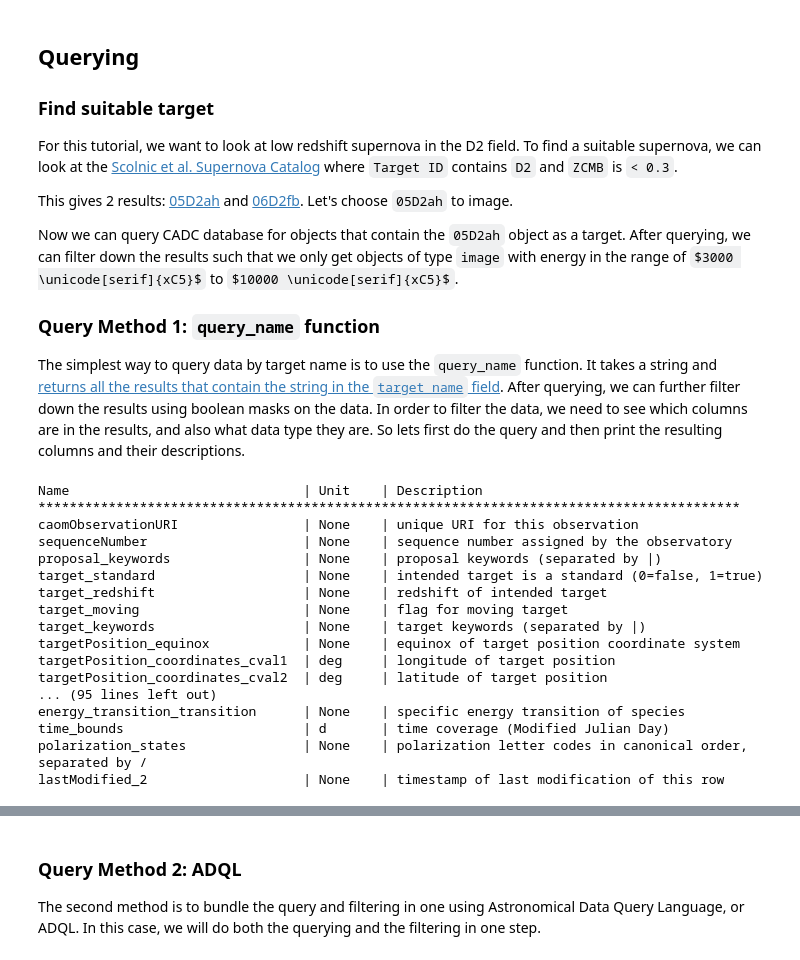
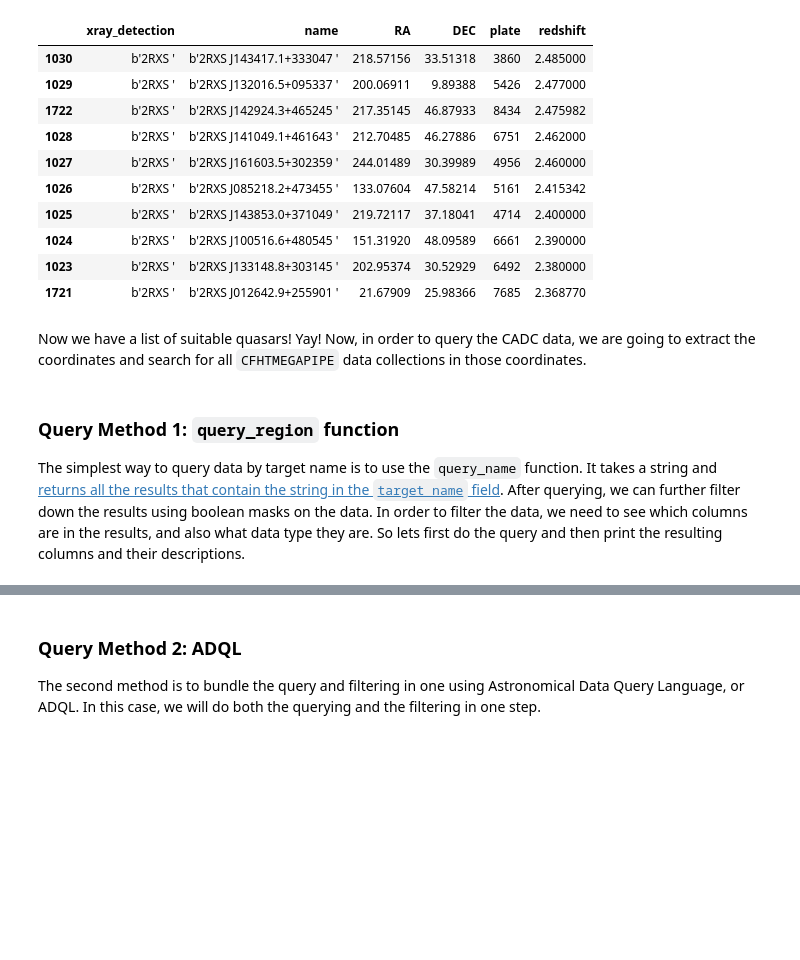
Before and after one commit to ellieb/astroquery_tutorial, a Jupyter notebook: astroquery_example_quasars.ipynb, the cells around one changed output, grey strips where cells are left out. Saved outputs shown, nothing was run; the diff lists cells and outputs as text; code cells hidden in the pictures; some formulas as TeX source; blank space fills up the shorter version.

Commit message:
Updating tutorials

```diff
--- a/astroquery_example_quasars.ipynb
+++ b/astroquery_example_quasars.ipynb
@@ -45,0 +60,29 @@ cadc = Cadc()
+# %%
+# Need to get the fits 1st exetention, file (stream), then do our query
+from astropy.table import Table
+
+#fname = 'data/spiders_quasar_bhmass-DR14.fits' # If url takes too long
+url = 'https://data.sdss.org/sas/dr14/eboss/spiders/analysis/spiders_quasar_bhmass-DR14.fits'
+important_cols = ['xray_detection', 'name', 'RA', 'DEC', 'plate', 'redshift']
+
+# Grab the data from the url and convert to a pandas dataframe
+qso_table = Table.read(url, format='fits')
+qso_data = qso_table.to_pandas()
+
+# Filter and sort the data on redshift value
+high_redshift_qso_data = qso_data[qso_data['redshift']  > 2.0].sort_values(by=['redshift'], ascending=False)
+high_redshift_qso_data[important_cols][0:10]
+# %% [output]
+|  | xray_detection | name | RA | DEC | plate | redshift |
+| 1030 | b'2RXS ' | b'2RXS J143417.1+333047 ' | 218.57156 | 33.51318 | 3860 | 2.485000 |
+| 1029 | b'2RXS ' | b'2RXS J132016.5+095337 ' | 200.06911 | 9.89388 | 5426 | 2.477000 |
+| 1722 | b'2RXS ' | b'2RXS J142924.3+465245 ' | 217.35145 | 46.87933 | 8434 | 2.475982 |
+| 1028 | b'2RXS ' | b'2RXS J141049.1+461643 ' | 212.70485 | 46.27886 | 6751 | 2.462000 |
+| 1027 | b'2RXS ' | b'2RXS J161603.5+302359 ' | 244.01489 | 30.39989 | 4956 | 2.460000 |
+| 1026 | b'2RXS ' | b'2RXS J085218.2+473455 ' | 133.07604 | 47.58214 | 5161 | 2.415342 |
+| 1025 | b'2RXS ' | b'2RXS J143853.0+371049 ' | 219.72117 | 37.18041 | 4714 | 2.400000 |
+| 1024 | b'2RXS ' | b'2RXS J100516.6+480545 ' | 151.31920 | 48.09589 | 6661 | 2.390000 |
+| 1023 | b'2RXS ' | b'2RXS J133148.8+303145 ' | 202.95374 | 30.52929 | 6492 | 2.380000 |
+| 1721 | b'2RXS ' | b'2RXS J012642.9+255901 ' | 21.67909 | 25.98366 | 7685 | 2.368770 |
+# %% [markdown]
+Now we have a list of suitable quasars! Yay! Now, in order to query the CADC data, we are going to extract the coordinates and search for all `CFHTMEGAPIPE` data collections in those coordinates.
@@ -46,44 +99,3 @@ cadc = Cadc()
 # %% [markdown]
-## Querying
-
-### Find suitable target
-For this tutorial, we want to look at low redshift supernova in the D2 field. To find a suitable supernova, we can look at the [Scolnic et al. Supernova Catalog](https://archive.stsci.edu/prepds/ps1cosmo/scolnic_datatable.html) where `Target ID` contains `D2` and `ZCMB` is `< 0.3`.
-
-This gives 2 results: [05D2ah](http://simbad.u-strasbg.fr/simbad/sim-basic?Ident=snls05D2ah&submit=SIMBAD+search) and [06D2fb](http://simbad.u-strasbg.fr/simbad/sim-basic?Ident=snls06D2fb&submit=SIMBAD+search). Let's choose `05D2ah` to image.
-
-Now we can query CADC database for objects that contain the `05D2ah` object as a target. After querying, we can filter down the results such that we only get objects of type `image` with energy in the range of $3000 \unicode[serif]{xC5}$ to $10000 \unicode[serif]{xC5}$.
-
-### Query Method 1: `query_name` function
+### Query Method 1: `query_region` function
 The simplest way to query data by target name is to use the `query_name` function. It takes a string and [returns all the results that contain the string in the `target name` field](https://github.com/astropy/astroquery/blob/master/astroquery/cadc/core.py#L205-L208). After querying, we can further filter down the results using boolean masks on the data. In order to filter the data, we need to see which columns are in the results, and also what data type they are. So lets first do the query and then print the resulting columns and their descriptions.
-# %%
-# Fetch the results that contain the object name as a target
-object_name = '05D2ah'
-#object_name = '06D2fb'
-results = cadc.query_name(object_name)
-
-# Normally we can just use results.info, but the formatting makes it hard to read
-formatter = '{:34}| {:8}| {}'
-
-print(formatter.format('Name', 'Unit', 'Description'))
-print(90 * '*')
-for col in results.columns.values():
-    info = col.info
-    print(formatter.format(info.name, str(info.unit), info.description))
-# %% [output]
-Name                              | Unit    | Description
-******************************************************************************************
-caomObservationURI                | None    | unique URI for this observation
-sequenceNumber                    | None    | sequence number assigned by the observatory
-proposal_keywords                 | None    | proposal keywords (separated by |)
-target_standard                   | None    | intended target is a standard (0=false, 1=true)
-target_redshift                   | None    | redshift of intended target
-target_moving                     | None    | flag for moving target
-target_keywords                   | None    | target keywords (separated by |)
-targetPosition_equinox            | None    | equinox of target position coordinate system
-targetPosition_coordinates_cval1  | deg     | longitude of target position
-targetPosition_coordinates_cval2  | deg     | latitude of target position
-... (95 lines left out)
-energy_transition_transition      | None    | specific energy transition of species
-time_bounds                       | d       | time coverage (Modified Julian Day)
-polarization_states               | None    | polarization letter codes in canonical order, separated by /
-lastModified_2                    | None    | timestamp of last modification of this row
```
Also changed, not shown: parts of 19 cells of this notebook, 1 other file.
